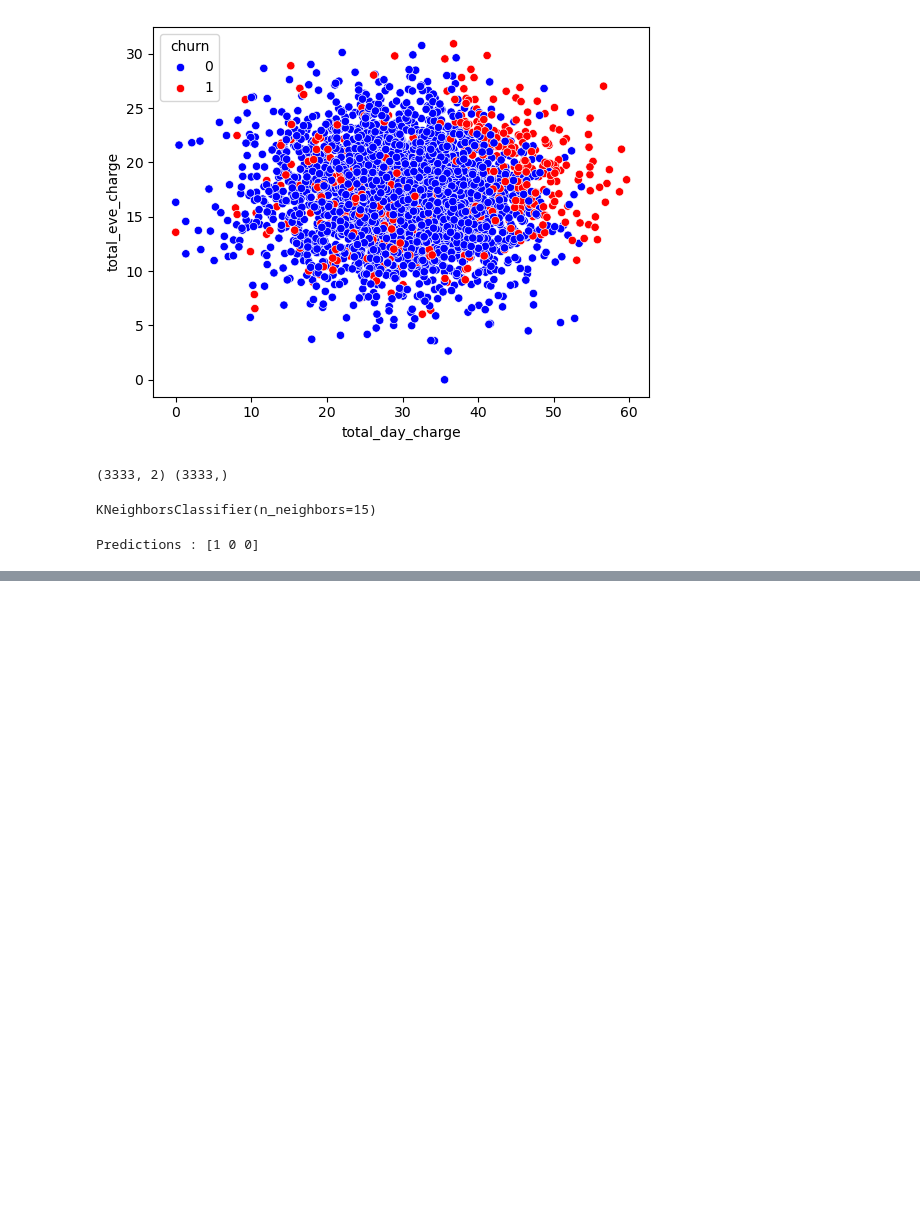
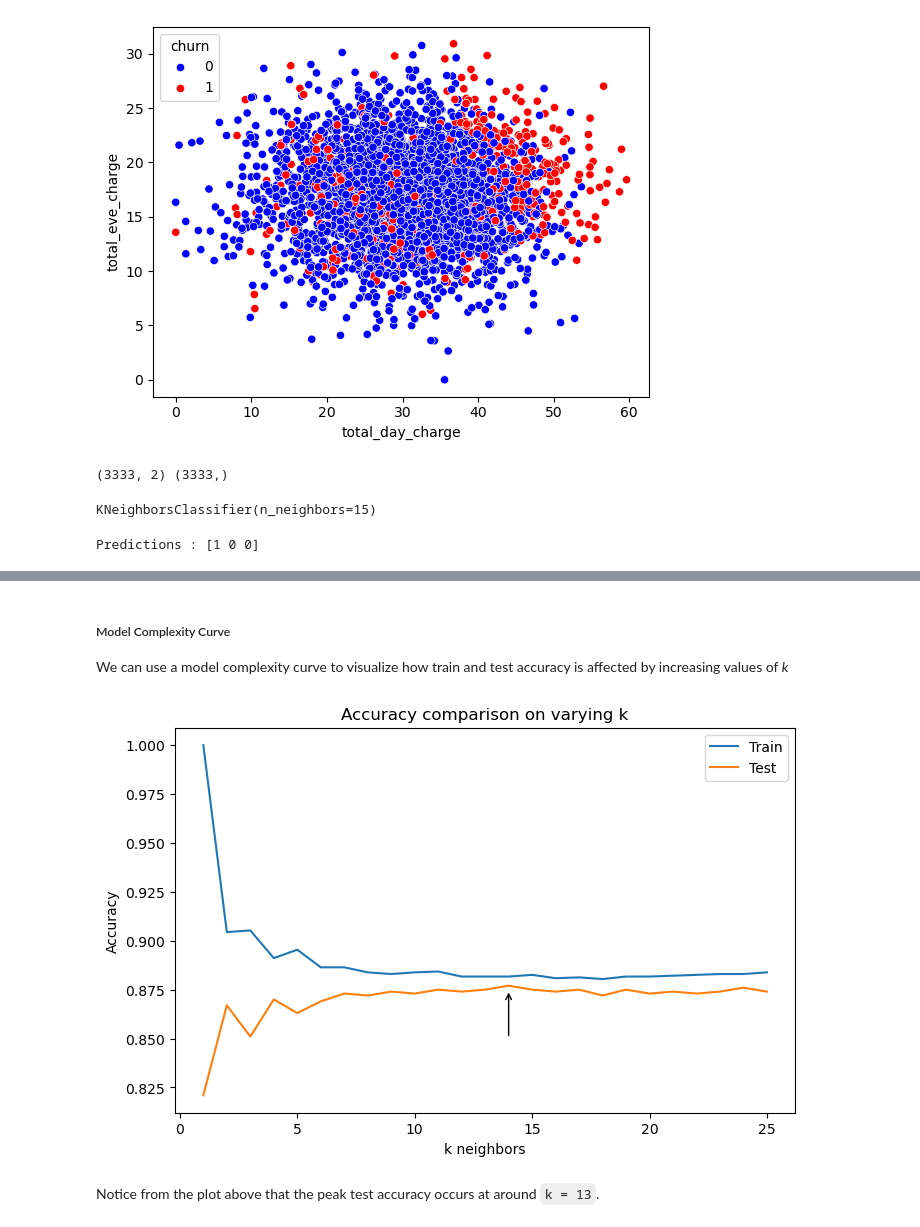
Before and after one commit to drksz/Learning-ML, a Jupyter notebook: sklearnSupervised.ipynb, the cells around one changed output, grey strips where cells are left out. Cells and saved outputs as stored; diff of their text form; code cells hidden in the pictures; blank space fills up the shorter version.

Commit message:
added sklearn model evaluation

```diff
--- a/sklearnSupervised.ipynb
+++ b/sklearnSupervised.ipynb
@@ -91,0 +114,10 @@ Predictions : [1 0 0]
+# %%
+# Fitting and predicting using the split data
+
+churn_knn = KNeighborsClassifier(n_neighbors=15)
+
+# Fit the model on the train split
+churn_knn.fit(X_train, y_train)
+
+# Get the score on the test split (unseen data)
+print('Model score on test split : {}'.format(churn_knn.score(X_test, y_test)))
@@ -91,0 +139,41 @@ Predictions : [1 0 0]
+# %% [markdown]
+##### Model Complexity Curve
+We can use a model complexity curve to visualize how train and test accuracy is affected by increasing values of *k*
+# %%
+# Empty dicts to store train and test accuracies
+accuracies_train = {}
+accuracies_test = {}
+
+k_arr = np.arange(1, 26)  # Array of k values
+
+for k in k_arr:
+    test_knn = KNeighborsClassifier(n_neighbors=k)
+    test_knn.fit(X_train, y_train)
+    accuracies_train[k] = test_knn.score(X_train, y_train)
+    accuracies_test[k] = test_knn.score(X_test, y_test)
+# %%
+fig, ax = plt.subplots(figsize=(8, 5))
+
+ax.plot(k_arr, accuracies_train.values(), label='Train')
+ax.plot(k_arr, accuracies_test.values(), label='Test')
+ax.legend()
+
+plt.annotate(
+    text='',
+    xytext=(14, 0.850),
+    xy=(14, 0.875),
+    arrowprops={
+        'facecolor':'black',
+        'arrowstyle':'->',
+    }
+)
+
+plt.ylabel('Accuracy')
+plt.xlabel('k neighbors')
+plt.title('Accuracy comparison on varying k')
+
+plt.show()
+# %% [output]
+[figure, added]
+# %% [markdown]
+Notice from the plot above that the peak test accuracy occurs at around `k = 13`.
```
Also changed, not shown: parts of 4 cells of this notebook.
